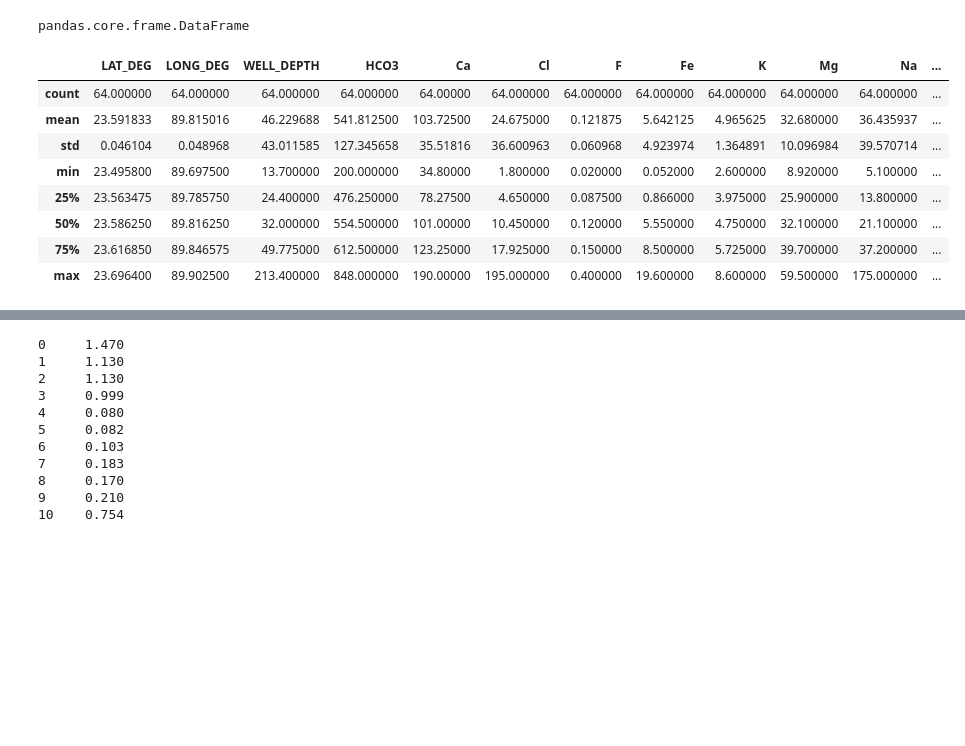
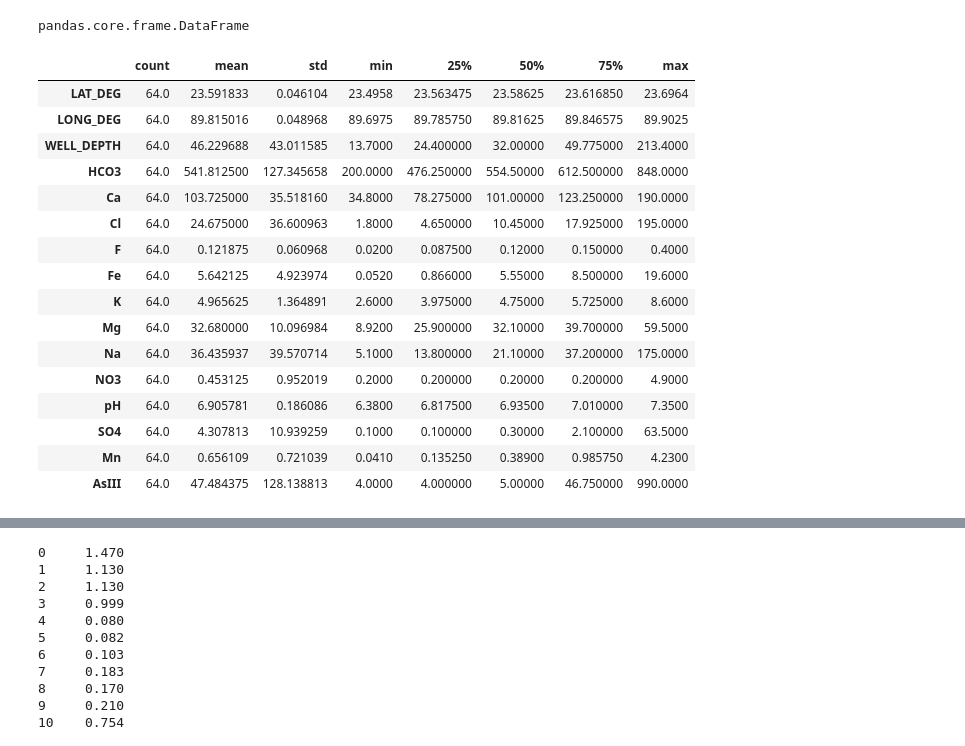
Before and after one commit to automatonatm/pandas_crash_one, a Jupyter notebook: Pandas_tut_1.ipynb, the cells around one changed output, grey strips where cells are left out. Drawn from its saved outputs; the diff is of its cells as text; code cells hidden in the pictures; blank space fills up the shorter version.

```diff
--- a/Pandas_tut_1.ipynb
+++ b/Pandas_tut_1.ipynb
@@ -25,14 +25,22 @@ type(df) #type
 # %% [output]
 pandas.core.frame.DataFrame
 # %%
-df.describe()
+df.describe().T
 # %% [output]
-|  | LAT_DEG | LONG_DEG | WELL_DEPTH | HCO3 | Ca | Cl | F | Fe | K | Mg | Na | ... |
-| count | 64.000000 | 64.000000 | 64.000000 | 64.000000 | 64.00000 | 64.000000 | 64.000000 | 64.000000 | 64.000000 | 64.000000 | 64.000000 | ... |
-| mean | 23.591833 | 89.815016 | 46.229688 | 541.812500 | 103.72500 | 24.675000 | 0.121875 | 5.642125 | 4.965625 | 32.680000 | 36.435937 | ... |
-| std | 0.046104 | 0.048968 | 43.011585 | 127.345658 | 35.51816 | 36.600963 | 0.060968 | 4.923974 | 1.364891 | 10.096984 | 39.570714 | ... |
-| min | 23.495800 | 89.697500 | 13.700000 | 200.000000 | 34.80000 | 1.800000 | 0.020000 | 0.052000 | 2.600000 | 8.920000 | 5.100000 | ... |
-| 25% | 23.563475 | 89.785750 | 24.400000 | 476.250000 | 78.27500 | 4.650000 | 0.087500 | 0.866000 | 3.975000 | 25.900000 | 13.800000 | ... |
-| 50% | 23.586250 | 89.816250 | 32.000000 | 554.500000 | 101.00000 | 10.450000 | 0.120000 | 5.550000 | 4.750000 | 32.100000 | 21.100000 | ... |
-| 75% | 23.616850 | 89.846575 | 49.775000 | 612.500000 | 123.25000 | 17.925000 | 0.150000 | 8.500000 | 5.725000 | 39.700000 | 37.200000 | ... |
-| max | 23.696400 | 89.902500 | 213.400000 | 848.000000 | 190.00000 | 195.000000 | 0.400000 | 19.600000 | 8.600000 | 59.500000 | 175.000000 | ... |
+|  | count | mean | std | min | 25% | 50% | 75% | max |
+| LAT_DEG | 64.0 | 23.591833 | 0.046104 | 23.4958 | 23.563475 | 23.58625 | 23.616850 | 23.6964 |
+| LONG_DEG | 64.0 | 89.815016 | 0.048968 | 89.6975 | 89.785750 | 89.81625 | 89.846575 | 89.9025 |
+| WELL_DEPTH | 64.0 | 46.229688 | 43.011585 | 13.7000 | 24.400000 | 32.00000 | 49.775000 | 213.4000 |
+| HCO3 | 64.0 | 541.812500 | 127.345658 | 200.0000 | 476.250000 | 554.50000 | 612.500000 | 848.0000 |
+| Ca | 64.0 | 103.725000 | 35.518160 | 34.8000 | 78.275000 | 101.00000 | 123.250000 | 190.0000 |
+| Cl | 64.0 | 24.675000 | 36.600963 | 1.8000 | 4.650000 | 10.45000 | 17.925000 | 195.0000 |
+| F | 64.0 | 0.121875 | 0.060968 | 0.0200 | 0.087500 | 0.12000 | 0.150000 | 0.4000 |
+| Fe | 64.0 | 5.642125 | 4.923974 | 0.0520 | 0.866000 | 5.55000 | 8.500000 | 19.6000 |
+| K | 64.0 | 4.965625 | 1.364891 | 2.6000 | 3.975000 | 4.75000 | 5.725000 | 8.6000 |
+| Mg | 64.0 | 32.680000 | 10.096984 | 8.9200 | 25.900000 | 32.10000 | 39.700000 | 59.5000 |
+| Na | 64.0 | 36.435937 | 39.570714 | 5.1000 | 13.800000 | 21.10000 | 37.200000 | 175.0000 |
+| NO3 | 64.0 | 0.453125 | 0.952019 | 0.2000 | 0.200000 | 0.20000 | 0.200000 | 4.9000 |
+| pH | 64.0 | 6.905781 | 0.186086 | 6.3800 | 6.817500 | 6.93500 | 7.010000 | 7.3500 |
+| SO4 | 64.0 | 4.307813 | 10.939259 | 0.1000 | 0.100000 | 0.30000 | 2.100000 | 63.5000 |
+| Mn | 64.0 | 0.656109 | 0.721039 | 0.0410 | 0.135250 | 0.38900 | 0.985750 | 4.2300 |
+| AsIII | 64.0 | 47.484375 | 128.138813 | 4.0000 | 4.000000 | 5.00000 | 46.750000 | 990.0000 |
```
Also changed, not shown: parts of 41 cells of this notebook.
